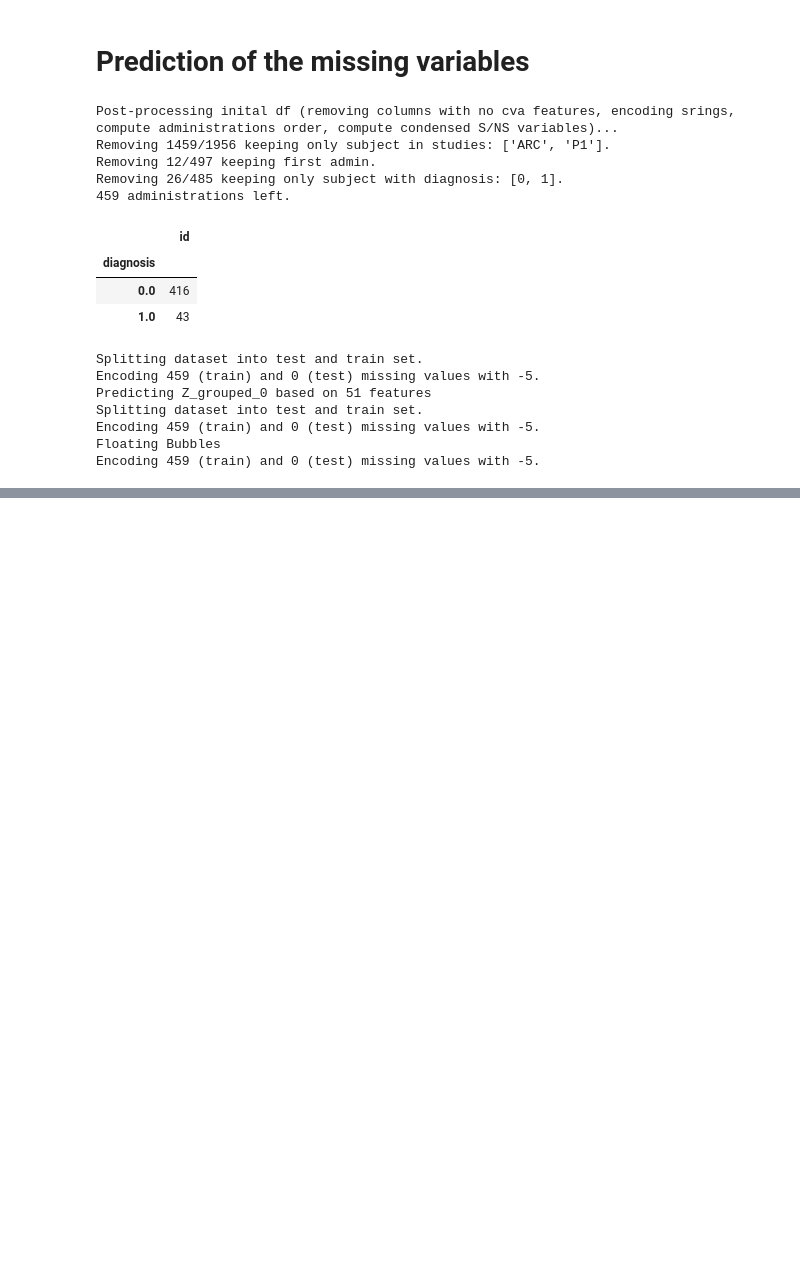
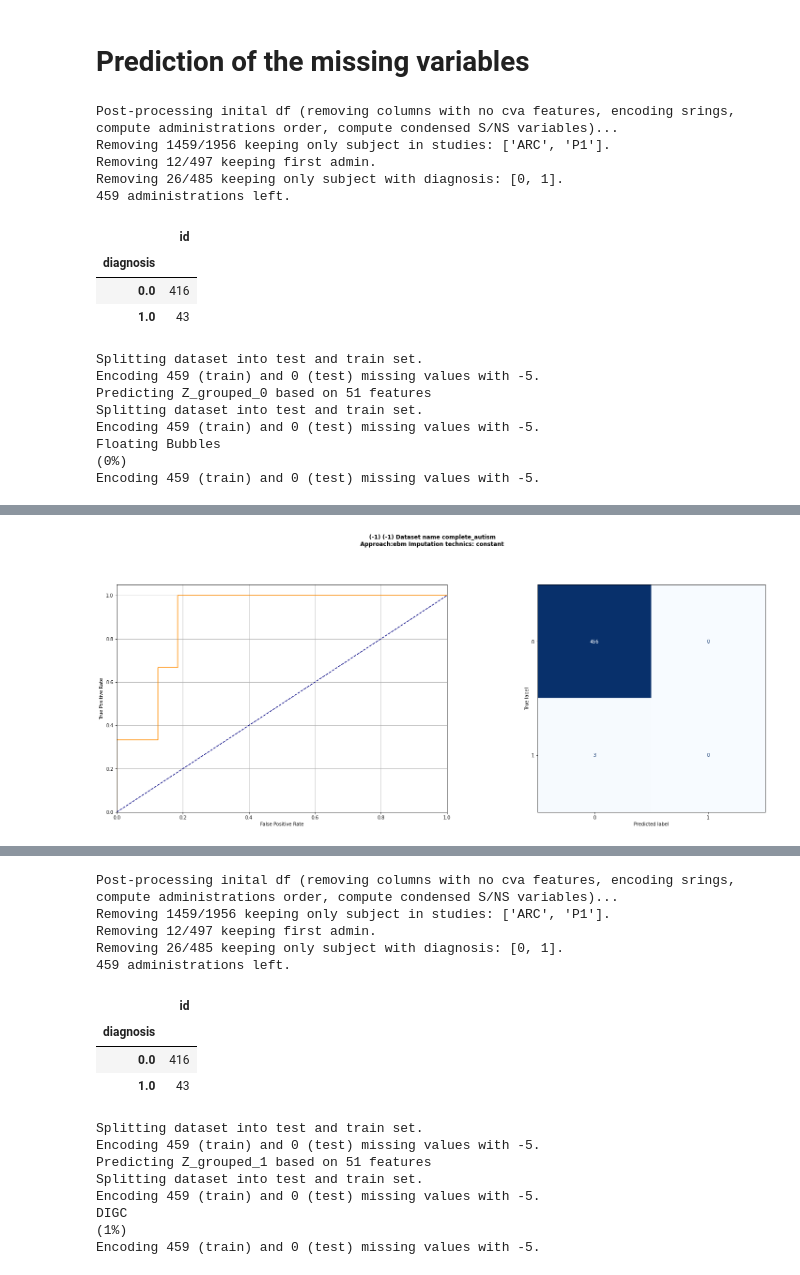
Before and after one commit to matiasdm/notes_on_stats, a Jupyter notebook: doc/notebooks/paper_01_missing_variables.ipynb, the cells around one changed output, grey strips where cells are left out. Drawn from its saved outputs; the diff is of its cells as text; code cells hidden in the pictures; blank space fills up the shorter version.

```diff
--- a/doc/notebooks/paper_01_missing_variables.ipynb
+++ b/doc/notebooks/paper_01_missing_variables.ipynb
@@ -541,8 +434,8 @@ from interpret import show
 
 for idx_grouped_missing_features, missing_feats in grouped_features.items():
 
-    df =  pd.read_csv("/Users/samperochon/Duke/work/notes_on_stats/df_all.csv")
-    #df =  pd.read_csv("/home01/sam/df_all.csv")
+    #df =  pd.read_csv("/Users/samperochon/Duke/work/notes_on_stats/df_all.csv")
+    df =  pd.read_csv("/home01/sam/df_all.csv")
 
     df['study'] = df['path'].apply(lambda x: x.split('/')[-3] if x.split('/')[-3] in S2K_STUDIES else x.split('/')[-4])
 
@@ -583,7 +476,7 @@ for idx_grouped_missing_features, missing_feats in grouped_features.items():
     if idx_grouped_missing_features in dict_check_1_0.keys():
         for idx_group_that_should_be_there in dict_check_1_0[idx_grouped_missing_features]:
             exp.dataset.df = exp.dataset.df[exp.dataset.df['Z_grouped_{}'.format(idx_group_that_should_be_there)]==0]
-    exp.fit_predict(num_cv=16)
+    exp.fit_predict(num_cv=8)
     exp.plot()
 
     ebm_local = exp.model.explain_local(data.X_train, data.y_train)
@@ -604,4 +497,5 @@ Predicting Z_grouped_0 based on 51 features
 Splitting dataset into test and train set.
 Encoding 459 (train) and 0 (test) missing values with -5.
 Floating Bubbles
+(0%)
 Encoding 459 (train) and 0 (test) missing values with -5.
@@ -607,0 +504 @@ Encoding 459 (train) and 0 (test) missing values with -5.
+[figure, added]
@@ -607,0 +507,17 @@ Encoding 459 (train) and 0 (test) missing values with -5.
+Post-processing inital df (removing columns with no cva features, encoding srings, compute administrations order, compute condensed S/NS variables)...
+Removing 1459/1956 keeping only subject in studies: ['ARC', 'P1'].
+Removing 12/497 keeping first admin.
+Removing 26/485 keeping only subject with diagnosis: [0, 1].
+459 administrations left.
+|  | id |
+| diagnosis |  |
+| 0.0 | 416 |
+| 1.0 | 43 |
+Splitting dataset into test and train set.
+Encoding 459 (train) and 0 (test) missing values with -5.
+Predicting Z_grouped_1 based on 51 features
+Splitting dataset into test and train set.
+Encoding 459 (train) and 0 (test) missing values with -5.
+DIGC
+(1%)
+Encoding 459 (train) and 0 (test) missing values with -5.
```
Also changed, not shown: parts of 7 cells of this notebook, 4 other files.
